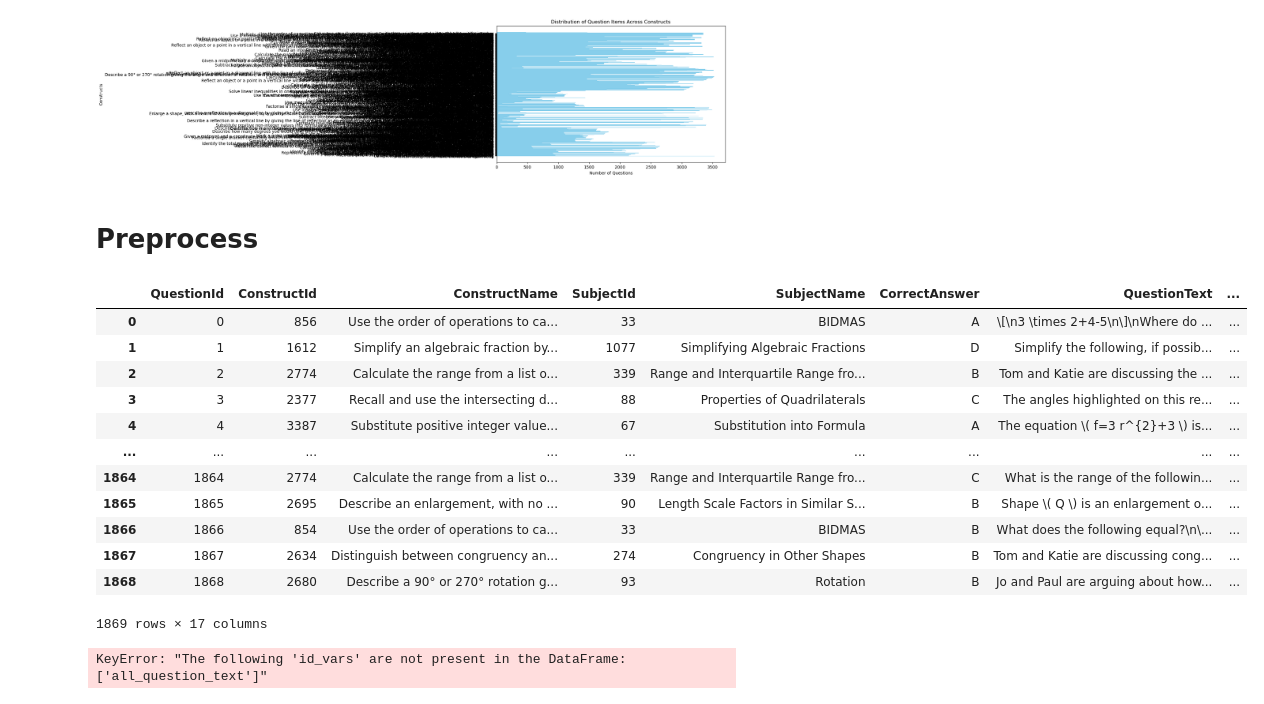
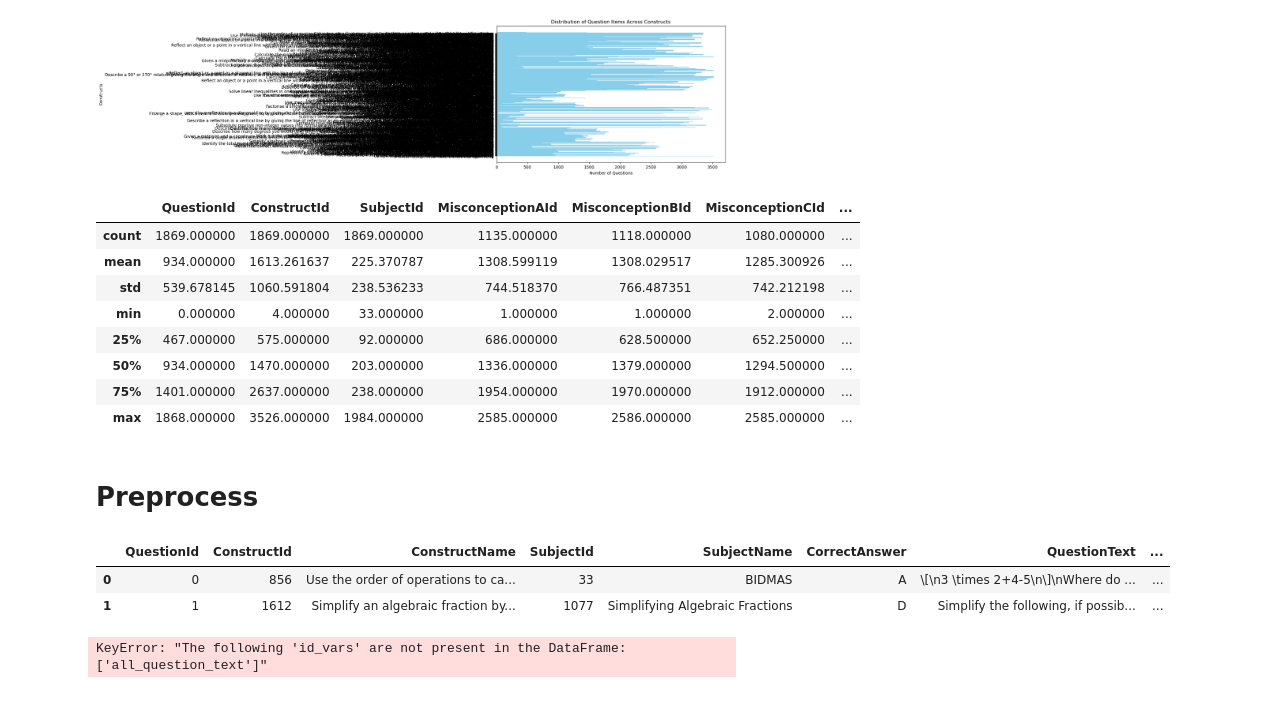
Before and after one commit to itancio/misconception-in-math, a Jupyter notebook: model.ipynb, the cells around one changed output. Cells and saved outputs as stored; diff of their text form; code cells hidden in the pictures.

```diff
--- a/model.ipynb
+++ b/model.ipynb
@@ -145,4 +143,9 @@ from sklearn.metrics.pairwise import cosine_similarity
 # Data Load
 
 The `misconception_mapping.csv` provides the id mapping of the known misconception in the entire dataset
+# %%
+dirname = '/kaggle/input/eedi-mining-misconceptions-in-mathematics'
+
+# Uncomment this when submitting to kaggle
+dirname = ''
 # %%
@@ -175,7 +178,7 @@ raw_sample_df
 | 7 | 1871_C | 1 2 3 4 5 6 7 8 9 10 11 12 13 14 ... |
 | 8 | 1871_D | 1 2 3 4 5 6 7 8 9 10 11 12 13 14 ... |
 # %%
-raw_test_df = pd.read_csv("test.csv")
+raw_test_df = pd.read_csv(dirname + "test.csv")
 raw_test_df
 # %% [output]
 |  | QuestionId | ConstructId | ConstructName | SubjectId | SubjectName | CorrectAnswer | QuestionText | ... |
@@ -183,7 +186,7 @@ raw_test_df
 | 1 | 1870 | 1612 | Simplify an algebraic fraction by... | 1077 | Simplifying Algebraic Fractions | D | Simplify the following, if possib... | ... |
 | 2 | 1871 | 2774 | Calculate the range from a list o... | 339 | Range and Interquartile Range fro... | B | Tom and Katie are discussing the ... | ... |
 # %%
-raw_train_df = pd.read_csv("train.csv")
+raw_train_df = pd.read_csv(dirname + "train.csv")
 sorted_subjects_df = raw_train_df.sort_values(by='SubjectId').copy()
 sorted_subjects_df.head(10)
 # %% [output]
@@ -279,48 +282,50 @@ plt.gca().invert_yaxis()  # Invert y-axis to have the highest counts at the top
 plt.show()
 # %% [output]
 [figure]
+# %%
+raw_train_df.describe()
+# %% [output]
+|  | QuestionId | ConstructId | SubjectId | MisconceptionAId | MisconceptionBId | MisconceptionCId | ... |
+| count | 1869.000000 | 1869.000000 | 1869.000000 | 1135.000000 | 1118.000000 | 1080.000000 | ... |
+| mean | 934.000000 | 1613.261637 | 225.370787 | 1308.599119 | 1308.029517 | 1285.300926 | ... |
+| std | 539.678145 | 1060.591804 | 238.536233 | 744.518370 | 766.487351 | 742.212198 | ... |
+| min | 0.000000 | 4.000000 | 33.000000 | 1.000000 | 1.000000 | 2.000000 | ... |
+| 25% | 467.000000 | 575.000000 | 92.000000 | 686.000000 | 628.500000 | 652.250000 | ... |
+| 50% | 934.000000 | 1470.000000 | 203.000000 | 1336.000000 | 1379.000000 | 1294.500000 | ... |
+| 75% | 1401.000000 | 2637.000000 | 238.000000 | 1954.000000 | 1970.000000 | 1912.000000 | ... |
+| max | 1868.000000 | 3526.000000 | 1984.000000 | 2585.000000 | 2586.000000 | 2585.000000 | ... |
 # %% [markdown]
 # Preprocess
 # %%
 def convertToText(df):
     # Construct the full question and answer text by concatenating relevant columns
-    df['All_question_text'] = "Subject: " + df['SubjectName'] + ", Construct: " + df['ConstructName'] + ", Question: " + df['QuestionText']
+    df['AllQuestionText'] =  "Subject: " + df['SubjectName'] + ", Construct: " + df['ConstructName'] + "Question: " + df['QuestionText']
     return df
 
-train = convertToText(raw_train_df)
-test = convertToText(raw_test_df)
-train.drop('all_question_text', axis=1)
+augmented_train_df = convertToText(raw_train_df)
+augmented_test_df = convertToText(raw_test_df)
+augmented_train_df.head(2)
 # %% [output]
 |  | QuestionId | ConstructId | ConstructName | SubjectId | SubjectName | CorrectAnswer | QuestionText | ... |
 | 0 | 0 | 856 | Use the order of operations to ca... | 33 | BIDMAS | A | \[\n3 \times 2+4-5\n\]\nWhere do ... | ... |
 | 1 | 1 | 1612 | Simplify an algebraic fraction by... | 1077 | Simplifying Algebraic Fractions | D | Simplify the following, if possib... | ... |
-| 2 | 2 | 2774 | Calculate the range from a list o... | 339 | Range and Interquartile Range fro... | B | Tom and Katie are discussing the ... | ... |
-| 3 | 3 | 2377 | Recall and use the intersecting d... | 88 | Properties of Quadrilaterals | C | The angles highlighted on this re... | ... |
-| 4 | 4 | 3387 | Substitute positive integer value... | 67 | Substitution into Formula | A | The equation \( f=3 r^{2}+3 \) is... | ... |
-| ... | ... | ... | ... | ... | ... | ... | ... | ... |
-| 1864 | 1864 | 2774 | Calculate the range from a list o... | 339 | Range and Interquartile Range fro... | C | What is the range of the followin... | ... |
-| 1865 | 1865 | 2695 | Describe an enlargement, with no ... | 90 | Length Scale Factors in Similar S... | B | Shape \( Q \) is an enlargement o... | ... |
-| 1866 | 1866 | 854 | Use the order of operations to ca... | 33 | BIDMAS | B | What does the following equal?\n\... | ... |
-| 1867 | 1867 | 2634 | Distinguish between congruency an... | 274 | Congruency in Other Shapes | B | Tom and Katie are discussing cong... | ... |
-| 1868 | 1868 | 2680 | Describe a 90° or 270° rotation g... | 93 | Rotation | B | Jo and Paul are arguing about how... | ... |
-1869 rows × 17 columns
-# %%
-def melt(df):
-    df = pd.melt(
-        df[[
-            'QuestionId',
-            'CorrectAnswer',
-            'AnswerAText',
-            'AnswerBText',
-            'AnswerCText',
-            'AnswerDText',
-        ]],
-        id_vars = ["QuestionId", "all_question_text", "CorrectAnswer"],
-        var_name = 'Answer',
-        value_name = 'value'
-    )
-
-test_melt = melt(test_df)
-print(test_melt)
-# %% [output]
-KeyError: "The following 'id_vars' are not present in the DataFrame: ['all_question_text']"
+# %%
+def expand(df):
+    df = pd.melt(
+        df[[
+            'QuestionId',
+            'AllQuestionText',
+            'CorrectAnswer',
+            'AnswerAText',
+            'AnswerBText',
+            'AnswerCText',
+            'AnswerDText',
+        ]],
+        id_vars = ["QuestionId", "all_question_text", "CorrectAnswer"],
+        var_name = 'Answer',
+        value_name = 'value'
+    )
+
+train_df = expand(augmented_train_df)
+# %% [output]
+KeyError: "The following 'id_vars' are not present in the DataFrame: ['all_question_text']"
```
Also changed, not shown: parts of 5 cells of this notebook.
